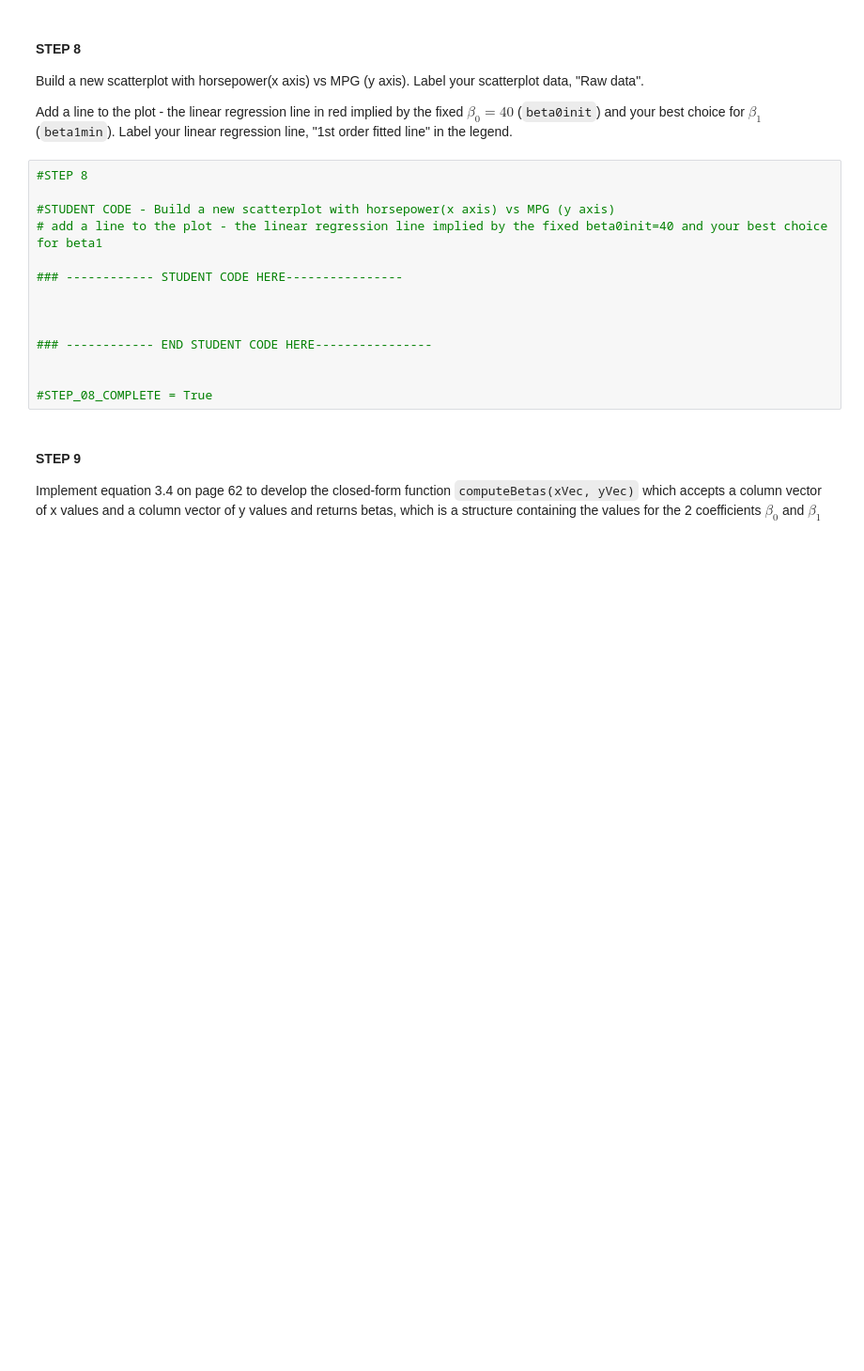
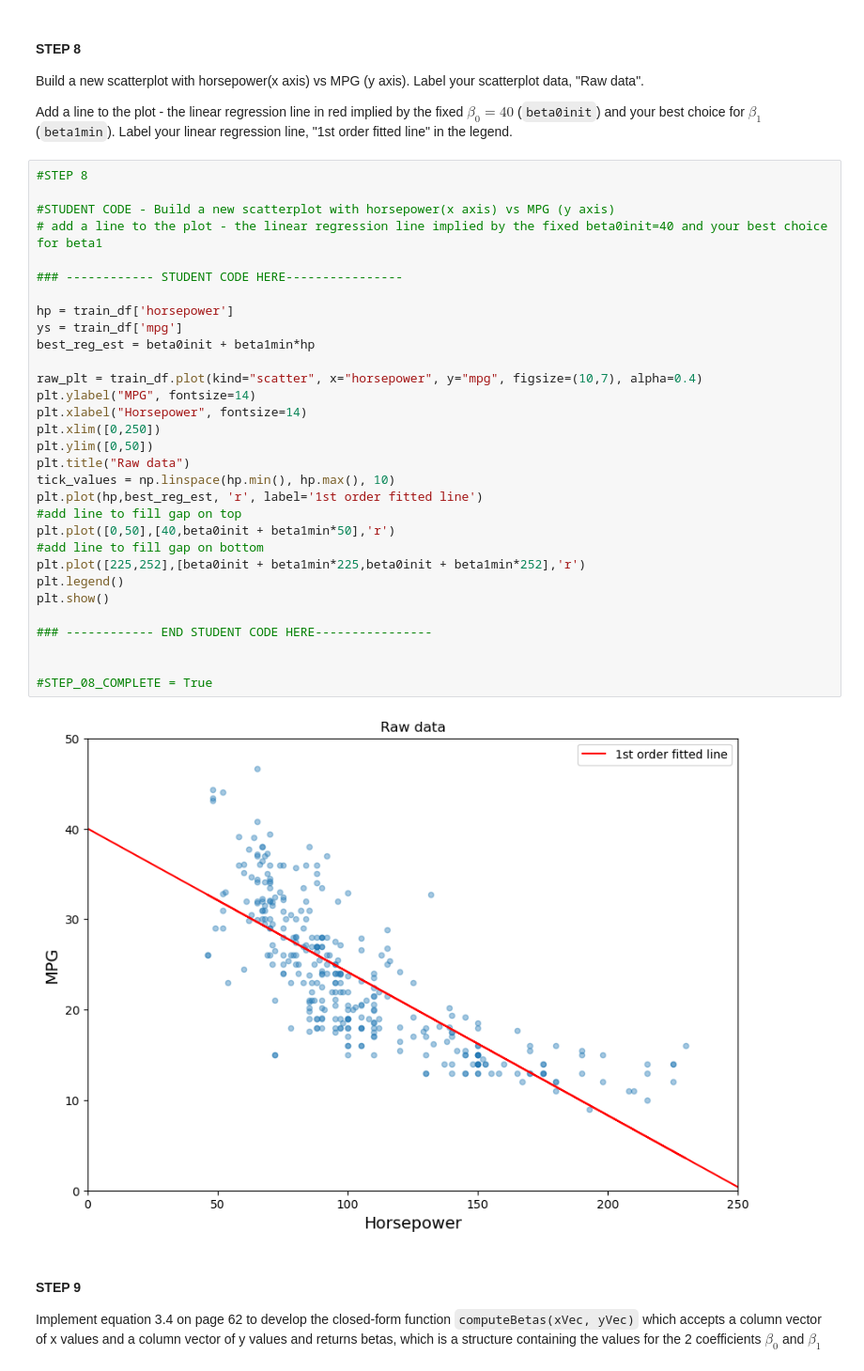
Before and after one commit to TheCodeheadMT/623-SML, a Jupyter notebook: HW2_TODD_MICHAEL (1).ipynb, the cells around one changed output. Shown: that part at 94% size. Drawn from its saved outputs; the diff is of its cells as text; blank space fills up the shorter version.

```diff
--- a/HW2_TODD_MICHAEL (1).ipynb
+++ b/HW2_TODD_MICHAEL (1).ipynb
@@ -389,17 +514,36 @@ Add a line to the plot - the linear regression line in red implied by the fixed
 # %%
 #STEP 8
 
 #STUDENT CODE - Build a new scatterplot with horsepower(x axis) vs MPG (y axis)
 # add a line to the plot - the linear regression line implied by the fixed beta0init=40 and your best choice for beta1
 
 ### ------------ STUDENT CODE HERE----------------
 
+hp = train_df['horsepower']
+ys = train_df['mpg']
+best_reg_est = beta0init + beta1min*hp
 
+raw_plt = train_df.plot(kind="scatter", x="horsepower", y="mpg", figsize=(10,7), alpha=0.4)
+plt.ylabel("MPG", fontsize=14)
+plt.xlabel("Horsepower", fontsize=14)
+plt.xlim([0,250])
+plt.ylim([0,50])
+plt.title("Raw data")
+tick_values = np.linspace(hp.min(), hp.max(), 10)
+plt.plot(hp,best_reg_est, 'r', label='1st order fitted line')
+#add line to fill gap on top
+plt.plot([0,50],[40,beta0init + beta1min*50],'r')
+#add line to fill gap on bottom
+plt.plot([225,252],[beta0init + beta1min*225,beta0init + beta1min*252],'r')
+plt.legend()
+plt.show()
 
 ### ------------ END STUDENT CODE HERE----------------
 
 
 #STEP_08_COMPLETE = True
+# %% [output]
+[figure, added]
 # %% [markdown]
 #### STEP 9
 Implement equation 3.4 on page 62 to develop the closed-form function `computeBetas(xVec, yVec)`
```
Also changed, not shown: parts of 26 cells of this notebook.
